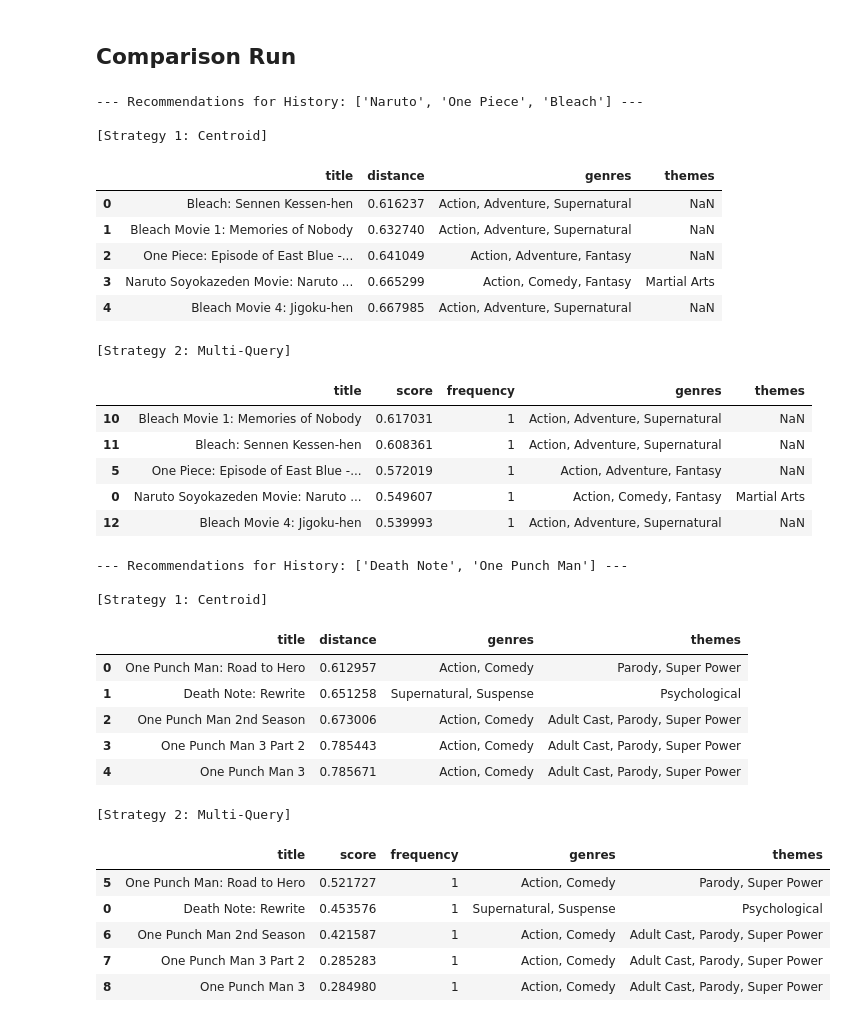
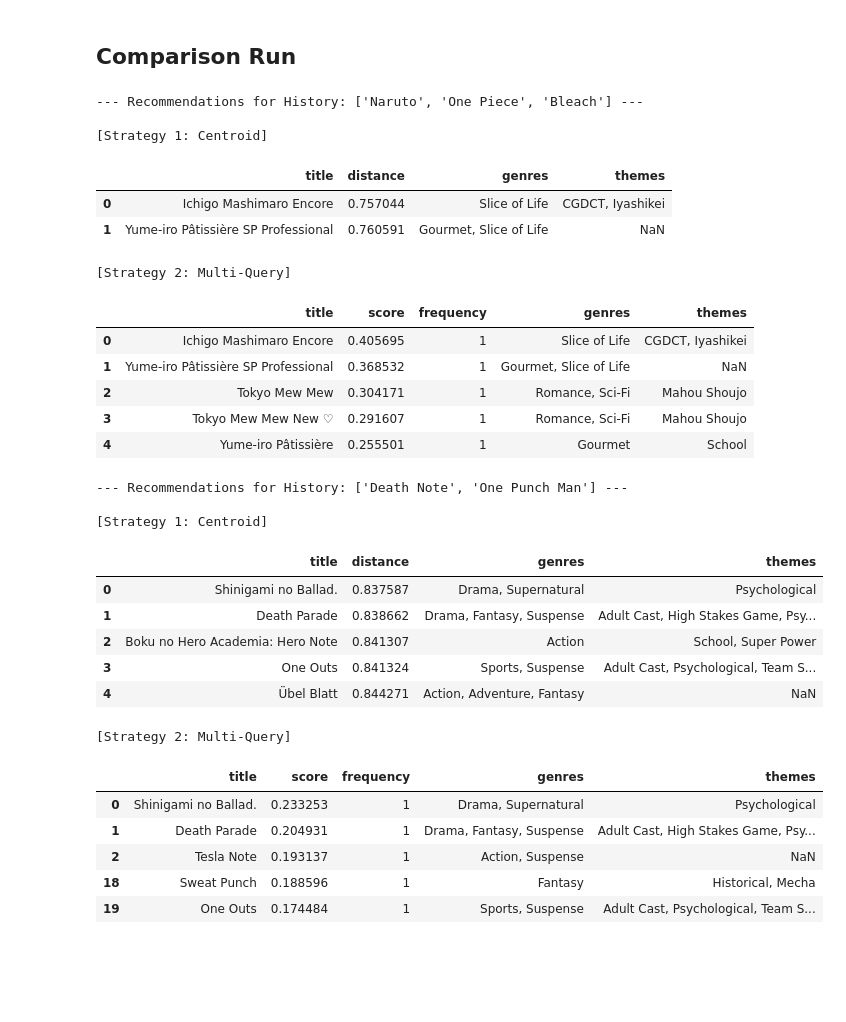
Before and after one commit to Asifdotexe/AniMate, a Jupyter notebook: notebooks/issue-58-as-poc-history-recommendation.ipynb, the cells around one changed output. Cells and saved outputs as stored; diff of their text form; code cells hidden in the pictures; blank space fills up the shorter version.

Commit message:
#58 feat: added franschise exclusion logic

```diff
--- a/notebooks/issue-58-as-poc-history-recommendation.ipynb
+++ b/notebooks/issue-58-as-poc-history-recommendation.ipynb
@@ -76,11 +82,11 @@ def get_anime_vector(title_query, dataframe, vectorizer):
     Returns (None, None) if not found.
     """
     # Case-insensitive search
-    match = dataframe[dataframe['title'].str.contains(title_query, case=False, na=False)]
+    match = dataframe[dataframe['title'].str.contains(title_query, case=False, na=False, regex=False)]
 
     if match.empty:
         # Try English title
-        match = dataframe[dataframe['english title'].str.contains(title_query, case=False, na=False)]
+        match = dataframe[dataframe['english title'].str.contains(title_query, case=False, na=False, regex=False)]
 
     if match.empty:
         print(f"Warning: '{title_query}' not found in database.")
@@ -132,7 +138,7 @@ def recommend_centroid(history_titles, df, vectorizer, knn, top_k=5):
 
     # Search KNN
     # We ask for more than k to allow filtering history items
-    distances, indices = knn.kneighbors(user_vector, n_neighbors=top_k + len(found_titles))
+    distances, indices = knn.kneighbors(user_vector, n_neighbors=50) # Request 50 to allow for franchise filtering
 
     # Process Results
     results = []
@@ -141,7 +147,11 @@ def recommend_centroid(history_titles, df, vectorizer, knn, top_k=5):
         title = row['title']
 
         # Filter out history
-        if title in found_titles:
+        # FRANCHISE FILTERING ASSUMPTION:
+        # We assume the user is aware of the franchise they are watching.
+        # If they watched 'Naruto', we exclude 'Naruto Shippuden' to encourage discovery of NEW series.
+        is_franchise_duplicate = any(history_item.lower() in title.lower() for history_item in found_titles)
+        if title in found_titles or is_franchise_duplicate:
             continue
 
         results.append({
@@ -178,13 +188,17 @@ def recommend_multiquery(history_titles, df, vectorizer, knn, top_k=5):
         vec = vectors.getrow(i)
 
         # Get neighbors for this specific item
-        dists, idxs = knn.kneighbors(vec, n_neighbors=top_k + 1)
+        dists, idxs = knn.kneighbors(vec, n_neighbors=20) # Request 20 to allow for franchise filtering
 
         for d, idx in zip(dists[0], idxs[0]):
             row = df.iloc[idx]
             title = row['title']
 
-            if title in found_titles:
+            # FRANCHISE FILTERING ASSUMPTION:
+            # We assume the user is aware of the franchise they are watching.
+            # If they watched 'Naruto', we exclude 'Naruto Shippuden' to encourage discovery of NEW series.
+            is_franchise_duplicate = any(history_item.lower() in title.lower() for history_item in found_titles)
+            if title in found_titles or is_franchise_duplicate:
                 continue
 
             # Scoring Logic
@@ -233,56 +247,65 @@ history_1 = ["Naruto", "One Piece", "Bleach"]
 print(f"--- Recommendations for History: {history_1} ---")
 print("\n[Strategy 1: Centroid]")
 res_c = recommend_centroid(history_1, df, vectorizer, knn)
-display(res_c[['title', 'distance', 'genres', 'themes']])
+if not res_c.empty:
+    display(res_c[['title', 'distance', 'genres', 'themes']])
+else:
+    print("No recommendations found (all filtered by franchise logic).")
 
 print("\n[Strategy 2: Multi-Query]")
 res_mq = recommend_multiquery(history_1, df, vectorizer, knn)
-display(res_mq[['title', 'score', 'frequency', 'genres', 'themes']])
+if not res_mq.empty:
+    display(res_mq[['title', 'score', 'frequency', 'genres', 'themes']])
+else:
+    print("No recommendations found (all filtered by franchise logic).")
 # %% [output]
 --- Recommendations for History: ['Naruto', 'One Piece', 'Bleach'] ---
 
 [Strategy 1: Centroid]
 |  | title | distance | genres | themes |
-| 0 | Bleach: Sennen Kessen-hen | 0.616237 | Action, Adventure, Supernatural | NaN |
-| 1 | Bleach Movie 1: Memories of Nobody | 0.632740 | Action, Adventure, Supernatural | NaN |
-| 2 | One Piece: Episode of East Blue -... | 0.641049 | Action, Adventure, Fantasy | NaN |
-| 3 | Naruto Soyokazeden Movie: Naruto ... | 0.665299 | Action, Comedy, Fantasy | Martial Arts |
-| 4 | Bleach Movie 4: Jigoku-hen | 0.667985 | Action, Adventure, Supernatural | NaN |
+| 0 | Ichigo Mashimaro Encore | 0.757044 | Slice of Life | CGDCT, Iyashikei |
+| 1 | Yume-iro Pâtissière SP Professional | 0.760591 | Gourmet, Slice of Life | NaN |
 [Strategy 2: Multi-Query]
 |  | title | score | frequency | genres | themes |
-| 10 | Bleach Movie 1: Memories of Nobody | 0.617031 | 1 | Action, Adventure, Supernatural | NaN |
-| 11 | Bleach: Sennen Kessen-hen | 0.608361 | 1 | Action, Adventure, Supernatural | NaN |
-| 5 | One Piece: Episode of East Blue -... | 0.572019 | 1 | Action, Adventure, Fantasy | NaN |
-| 0 | Naruto Soyokazeden Movie: Naruto ... | 0.549607 | 1 | Action, Comedy, Fantasy | Martial Arts |
-| 12 | Bleach Movie 4: Jigoku-hen | 0.539993 | 1 | Action, Adventure, Supernatural | NaN |
+| 0 | Ichigo Mashimaro Encore | 0.405695 | 1 | Slice of Life | CGDCT, Iyashikei |
+| 1 | Yume-iro Pâtissière SP Professional | 0.368532 | 1 | Gourmet, Slice of Life | NaN |
+| 2 | Tokyo Mew Mew | 0.304171 | 1 | Romance, Sci-Fi | Mahou Shoujo |
+| 3 | Tokyo Mew Mew New ♡ | 0.291607 | 1 | Romance, Sci-Fi | Mahou Shoujo |
+| 4 | Yume-iro Pâtissière | 0.255501 | 1 | Gourmet | School |
 # %%
 # TEST CASE 2: The "Mixed Taste" User
 # Logic: Likes Psychological Thrillers AND Comedy.
 # Centroid might struggle. Multi-Query should find gems for both.
 history_2 = ["Death Note", "One Punch Man"]
 
 print(f"--- Recommendations for History: {history_2} ---")
 print("\n[Strategy 1: Centroid]")
 res_c = recommend_centroid(history_2, df, vectorizer, knn)
-display(res_c[['title', 'distance', 'genres', 'themes']])
+if not res_c.empty:
+    display(res_c[['title', 'distance', 'genres', 'themes']])
+else:
+    print("No recommendations found (all filtered by franchise logic).")
 
 print("\n[Strategy 2: Multi-Query]")
 res_mq = recommend_multiquery(history_2, df, vectorizer, knn)
-display(res_mq[['title', 'score', 'frequency', 'genres', 'themes']])
+if not res_mq.empty:
+    display(res_mq[['title', 'score', 'frequency', 'genres', 'themes']])
+else:
+    print("No recommendations found (all filtered by franchise logic).")
 # %% [output]
 --- Recommendations for History: ['Death Note', 'One Punch Man'] ---
 
 [Strategy 1: Centroid]
 |  | title | distance | genres | themes |
-| 0 | One Punch Man: Road to Hero | 0.612957 | Action, Comedy | Parody, Super Power |
-| 1 | Death Note: Rewrite | 0.651258 | Supernatural, Suspense | Psychological |
-| 2 | One Punch Man 2nd Season | 0.673006 | Action, Comedy | Adult Cast, Parody, Super Power |
-| 3 | One Punch Man 3 Part 2 | 0.785443 | Action, Comedy | Adult Cast, Parody, Super Power |
-| 4 | One Punch Man 3 | 0.785671 | Action, Comedy | Adult Cast, Parody, Super Power |
+| 0 | Shinigami no Ballad. | 0.837587 | Drama, Supernatural | Psychological |
+| 1 | Death Parade | 0.838662 | Drama, Fantasy, Suspense | Adult Cast, High Stakes Game, Psy... |
+| 2 | Boku no Hero Academia: Hero Note | 0.841307 | Action | School, Super Power |
+| 3 | One Outs | 0.841324 | Sports, Suspense | Adult Cast, Psychological, Team S... |
+| 4 | Übel Blatt | 0.844271 | Action, Adventure, Fantasy | NaN |
 [Strategy 2: Multi-Query]
 |  | title | score | frequency | genres | themes |
-| 5 | One Punch Man: Road to Hero | 0.521727 | 1 | Action, Comedy | Parody, Super Power |
-| 0 | Death Note: Rewrite | 0.453576 | 1 | Supernatural, Suspense | Psychological |
-| 6 | One Punch Man 2nd Season | 0.421587 | 1 | Action, Comedy | Adult Cast, Parody, Super Power |
-| 7 | One Punch Man 3 Part 2 | 0.285283 | 1 | Action, Comedy | Adult Cast, Parody, Super Power |
-| 8 | One Punch Man 3 | 0.284980 | 1 | Action, Comedy | Adult Cast, Parody, Super Power |
+| 0 | Shinigami no Ballad. | 0.233253 | 1 | Drama, Supernatural | Psychological |
+| 1 | Death Parade | 0.204931 | 1 | Drama, Fantasy, Suspense | Adult Cast, High Stakes Game, Psy... |
+| 2 | Tesla Note | 0.193137 | 1 | Action, Suspense | NaN |
+| 18 | Sweat Punch | 0.188596 | 1 | Fantasy | Historical, Mecha |
+| 19 | One Outs | 0.174484 | 1 | Sports, Suspense | Adult Cast, Psychological, Team S... |
```
Also changed, not shown: parts of 5 cells of this notebook, 1 other file.
